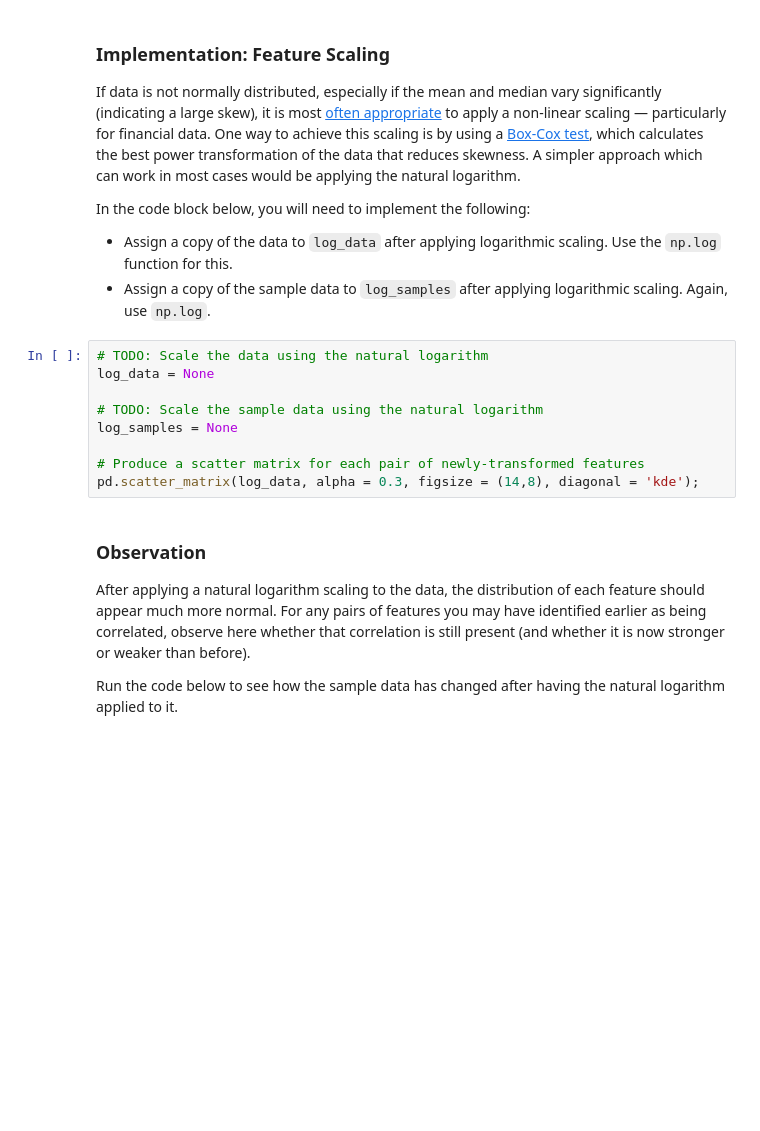
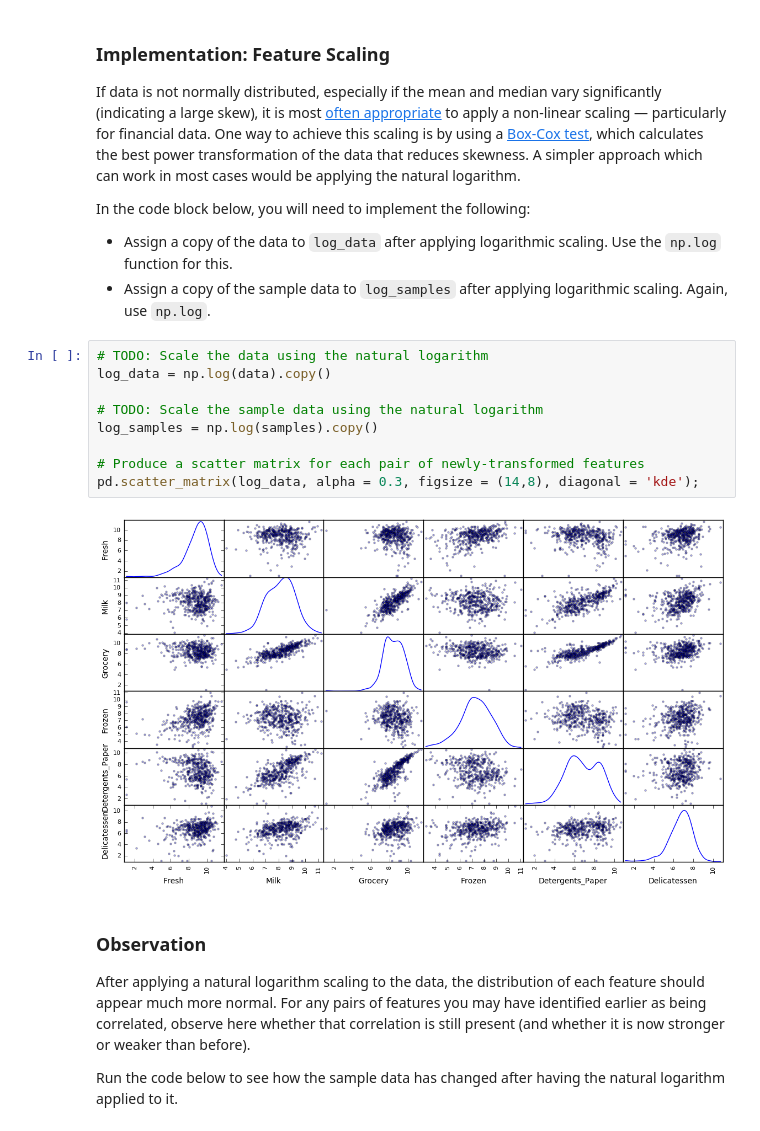
Before and after one commit to georgeliu1998/MLND, a Jupyter notebook: P3-customer-segments/customer_segments.ipynb, the cells around one changed output. Saved outputs shown, nothing was run; the diff lists cells and outputs as text; blank space fills up the shorter version.

```diff
--- a/P3-customer-segments/customer_segments.ipynb
+++ b/P3-customer-segments/customer_segments.ipynb
@@ -141,13 +141,15 @@ In the code block below, you will need to implement the following:
  - Assign a copy of the sample data to `log_samples` after applying logarithmic scaling. Again, use `np.log`.
 # %%
 # TODO: Scale the data using the natural logarithm
-log_data = None
+log_data = np.log(data).copy()
 
 # TODO: Scale the sample data using the natural logarithm
-log_samples = None
+log_samples = np.log(samples).copy()
 
 # Produce a scatter matrix for each pair of newly-transformed features
 pd.scatter_matrix(log_data, alpha = 0.3, figsize = (14,8), diagonal = 'kde');
+# %% [output]
+[figure, added]
 # %% [markdown]
 ### Observation
 After applying a natural logarithm scaling to the data, the distribution of each feature should appear much more normal. For any pairs of features you may have identified earlier as being correlated, observe here whether that correlation is still present (and whether it is now stronger or weaker than before).
```
Also changed, not shown: parts of 2 cells of this notebook.
